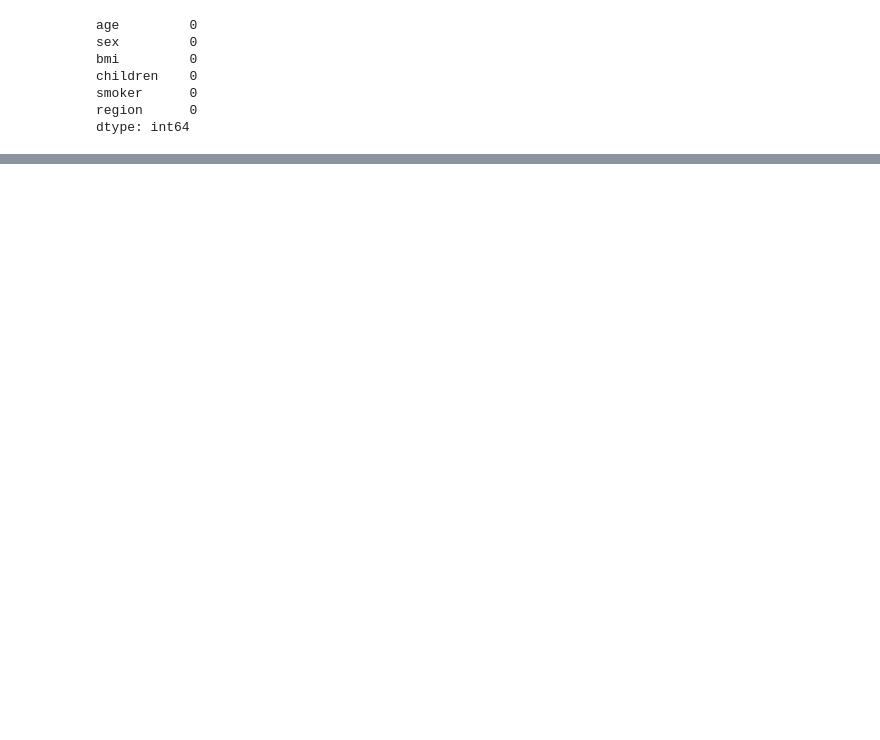
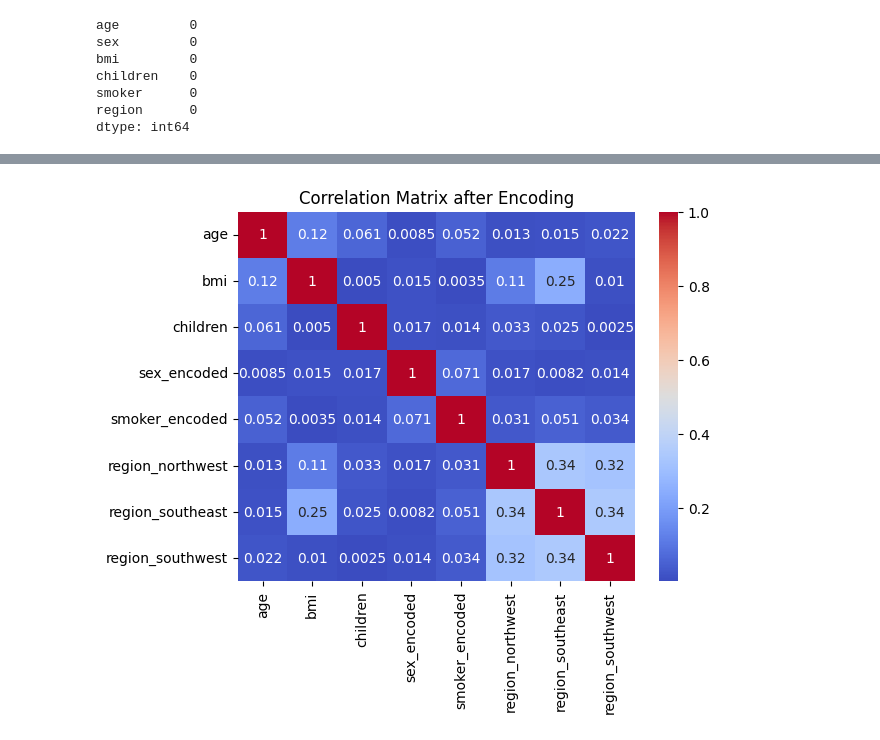
Before and after one commit to doroteaMonaco/Machine-Learning-Projects, a Jupyter notebook: Machine Learning/Medical Insurance/Medical Insurance.ipynb, the cells around one changed output, grey strips where cells are left out. Cells and saved outputs as stored; diff of their text form; code cells hidden in the pictures; blank space fills up the shorter version.

```diff
--- a/Machine Learning/Medical Insurance/Medical Insurance.ipynb
+++ b/Machine Learning/Medical Insurance/Medical Insurance.ipynb
@@ -53,0 +55,31 @@ ValueError: The least populated class in y has only 1 member, which is too few.
+# %%
+#Let's apply LabelEncoder to categorical features: sex and smoker.
+from sklearn.preprocessing import LabelEncoder
+
+X_train_encoded = X_train.copy()
+X_test_encoded = X_test.copy()
+
+le_sex = LabelEncoder()
+X_train_encoded['sex_encoded'] = le_sex.fit_transform(X_train_encoded['sex'])
+X_test_encoded['sex_encoded'] = le_sex.transform(X_test_encoded['sex'])
+
+le_smoker = LabelEncoder()
+X_train_encoded['smoker_encoded'] = le_smoker.fit_transform(X_train_encoded['smoker'])
+X_test_encoded['smoker_encoded'] = le_smoker.transform(X_test_encoded['smoker'])
+
+print(X_train_encoded[['sex', 'sex_encoded']].head())
+#Let's apply One-Hot Encoding to the region feature.
+
+train_region = pd.get_dummies(X_train_encoded['region'], prefix='region', drop_first=True)
+test_region = pd.get_dummies(X_test_encoded['region'], prefix='region', drop_first=True)
+
+test_region = test_region.reindex(columns=train_region.columns, fill_value=False)
+
+X_train_final = pd.concat([X_train_encoded.drop('region', axis=1), train_region], axis=1)
+X_test_final = pd.concat([X_test_encoded.drop('region', axis=1), test_region], axis=1)
+
+categorical_cols = ['sex', 'smoker', 'region']
+X_train_final = X_train_final.drop(columns=[c for c in categorical_cols if c in X_train_final.columns], errors='ignore')
+X_test_final = X_test_final.drop(columns=[c for c in categorical_cols if c in X_test_final.columns], errors='ignore')
+
+print(X_train_final.head())
@@ -53,0 +106,7 @@ ValueError: The least populated class in y has only 1 member, which is too few.
+# %%
+corr_matrix= X_train_final.corr().abs()
+sns.heatmap(corr_matrix, annot=True, cmap='coolwarm')
+plt.title("Correlation Matrix after Encoding")
+plt.show()
+# %% [output]
+[figure, added]
```
Also changed, not shown: parts of 12 cells of this notebook, 6 other files.
